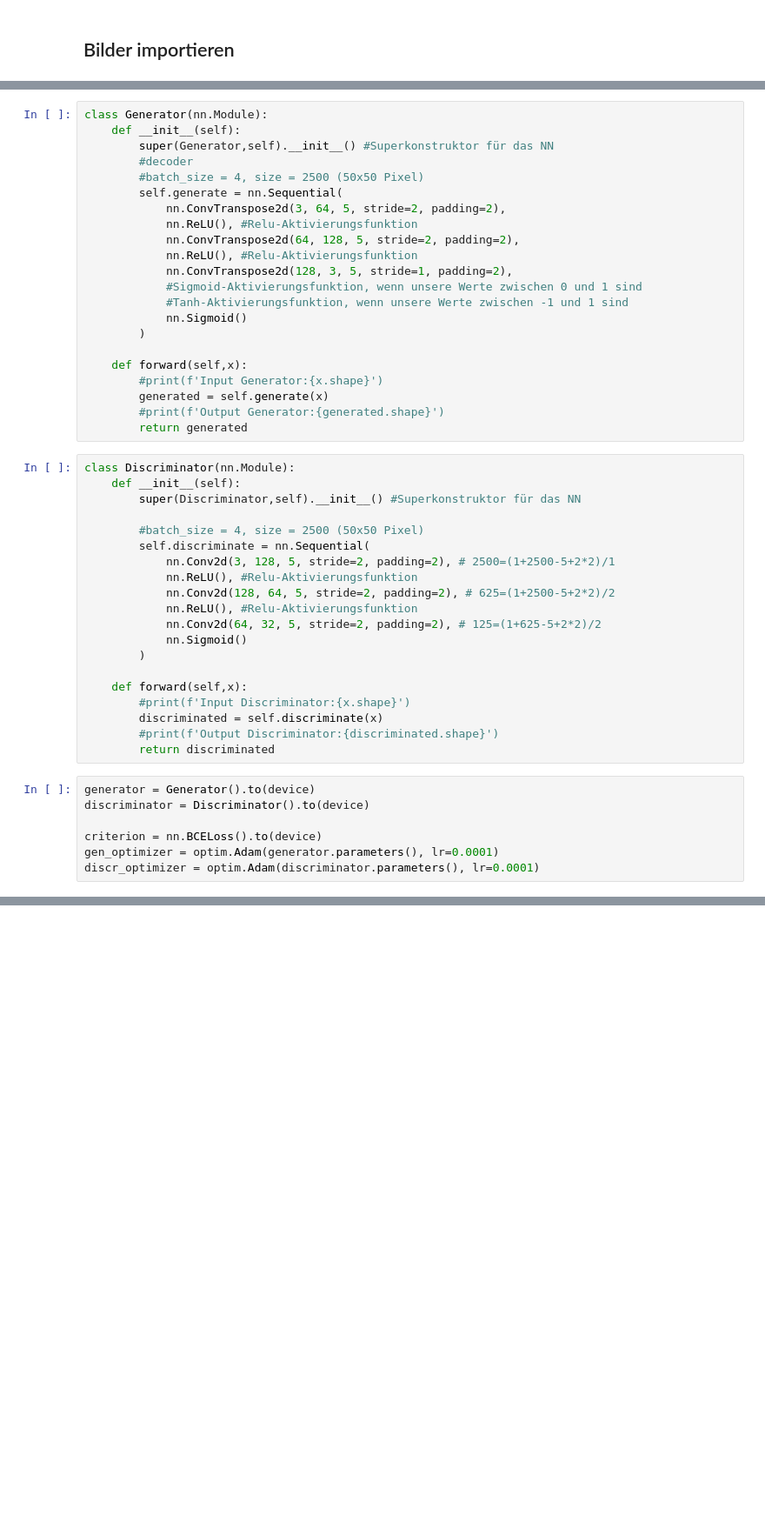
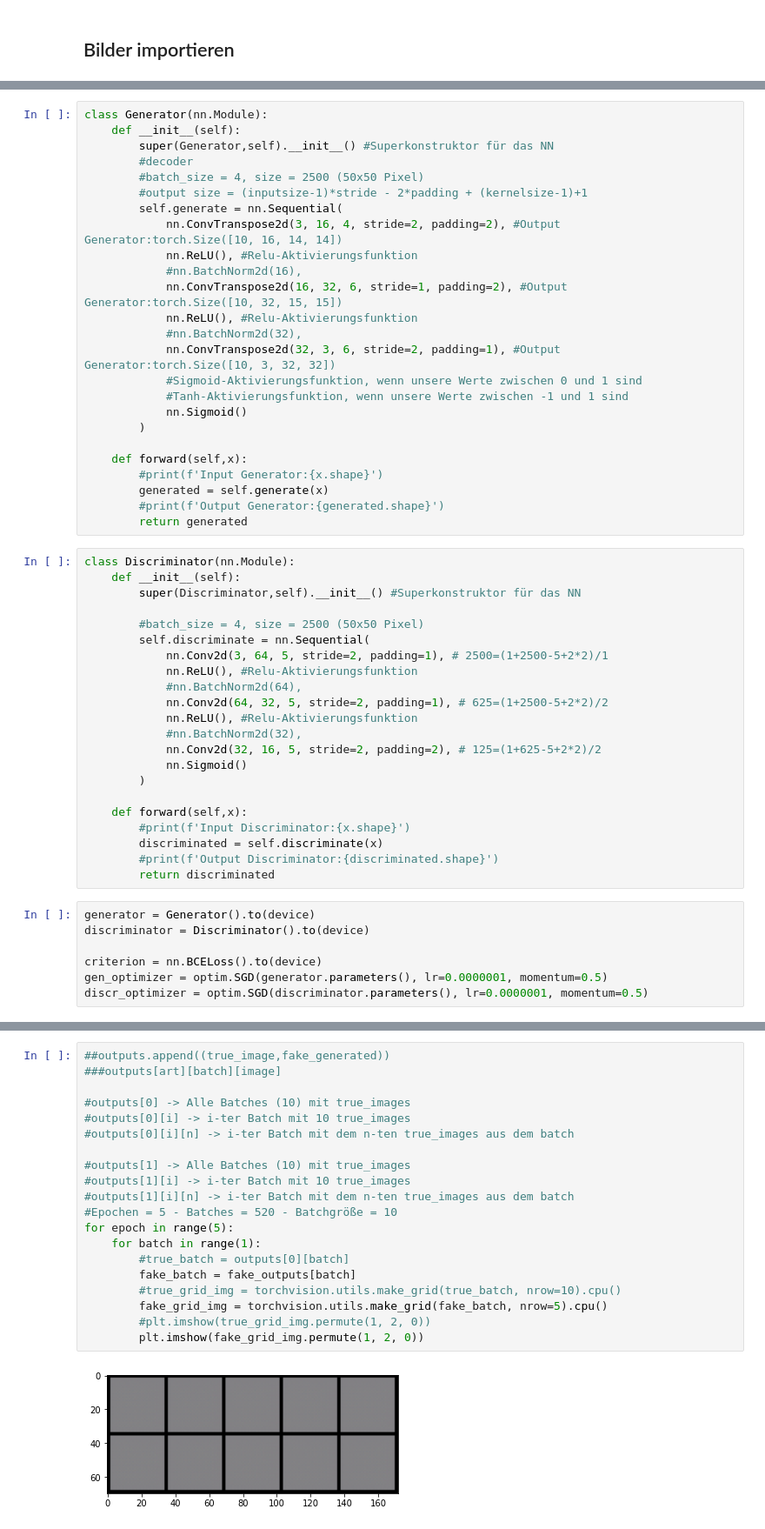
Before and after one commit to MeldrMue/GIT-Repository-GAN, a Jupyter notebook: src/GAN.ipynb, the cells around one changed output, grey strips where cells are left out. Shown at 87% size. Cells and saved outputs as stored; diff of their text form; blank space fills up the shorter version.

```diff
--- a/src/GAN.ipynb
+++ b/src/GAN.ipynb
@@ -54,12 +54,15 @@ class Generator(nn.Module):
         super(Generator,self).__init__() #Superkonstruktor für das NN
         #decoder
         #batch_size = 4, size = 2500 (50x50 Pixel)
+        #output size = (inputsize-1)*stride - 2*padding + (kernelsize-1)+1
         self.generate = nn.Sequential(
-            nn.ConvTranspose2d(3, 64, 5, stride=2, padding=2),
+            nn.ConvTranspose2d(3, 16, 4, stride=2, padding=2), #Output Generator:torch.Size([10, 16, 14, 14])
             nn.ReLU(), #Relu-Aktivierungsfunktion
-            nn.ConvTranspose2d(64, 128, 5, stride=2, padding=2),
+            #nn.BatchNorm2d(16),
+            nn.ConvTranspose2d(16, 32, 6, stride=1, padding=2), #Output Generator:torch.Size([10, 32, 15, 15])
             nn.ReLU(), #Relu-Aktivierungsfunktion
-            nn.ConvTranspose2d(128, 3, 5, stride=1, padding=2),
+            #nn.BatchNorm2d(32),
+            nn.ConvTranspose2d(32, 3, 6, stride=2, padding=1), #Output Generator:torch.Size([10, 3, 32, 32])
             #Sigmoid-Aktivierungsfunktion, wenn unsere Werte zwischen 0 und 1 sind
             #Tanh-Aktivierungsfunktion, wenn unsere Werte zwischen -1 und 1 sind
             nn.Sigmoid()
@@ -77,11 +80,13 @@ class Discriminator(nn.Module):
 
         #batch_size = 4, size = 2500 (50x50 Pixel)
         self.discriminate = nn.Sequential(
-            nn.Conv2d(3, 128, 5, stride=2, padding=2), # 2500=(1+2500-5+2*2)/1
+            nn.Conv2d(3, 64, 5, stride=2, padding=1), # 2500=(1+2500-5+2*2)/1
             nn.ReLU(), #Relu-Aktivierungsfunktion
-            nn.Conv2d(128, 64, 5, stride=2, padding=2), # 625=(1+2500-5+2*2)/2
+            #nn.BatchNorm2d(64),
+            nn.Conv2d(64, 32, 5, stride=2, padding=1), # 625=(1+2500-5+2*2)/2
             nn.ReLU(), #Relu-Aktivierungsfunktion
-            nn.Conv2d(64, 32, 5, stride=2, padding=2), # 125=(1+625-5+2*2)/2
+            #nn.BatchNorm2d(32),
+            nn.Conv2d(32, 16, 5, stride=2, padding=2), # 125=(1+625-5+2*2)/2
             nn.Sigmoid()
         )
 
@@ -95,6 +100,6 @@ generator = Generator().to(device)
 discriminator = Discriminator().to(device)
 
 criterion = nn.BCELoss().to(device)
-gen_optimizer = optim.Adam(generator.parameters(), lr=0.0001)
-discr_optimizer = optim.Adam(discriminator.parameters(), lr=0.0001)
+gen_optimizer = optim.SGD(generator.parameters(), lr=0.0000001, momentum=0.5)
+discr_optimizer = optim.SGD(discriminator.parameters(), lr=0.0000001, momentum=0.5)
 # %%
@@ -328,0 +181,22 @@ class Discriminator(nn.Module):
+# %%
+##outputs.append((true_image,fake_generated))
+###outputs[art][batch][image]
+
+#outputs[0] -> Alle Batches (10) mit true_images
+#outputs[0][i] -> i-ter Batch mit 10 true_images
+#outputs[0][i][n] -> i-ter Batch mit dem n-ten true_images aus dem batch
+
+#outputs[1] -> Alle Batches (10) mit true_images
+#outputs[1][i] -> i-ter Batch mit 10 true_images
+#outputs[1][i][n] -> i-ter Batch mit dem n-ten true_images aus dem batch
+#Epochen = 5 - Batches = 520 - Batchgröße = 10
+for epoch in range(5):
+    for batch in range(1):
+        #true_batch = outputs[0][batch]
+        fake_batch = fake_outputs[batch]
+        #true_grid_img = torchvision.utils.make_grid(true_batch, nrow=10).cpu()
+        fake_grid_img = torchvision.utils.make_grid(fake_batch, nrow=5).cpu()
+        #plt.imshow(true_grid_img.permute(1, 2, 0))
+        plt.imshow(fake_grid_img.permute(1, 2, 0))
+# %% [output]
+[figure, added]
```
Also changed, not shown: parts of 14 cells of this notebook.
